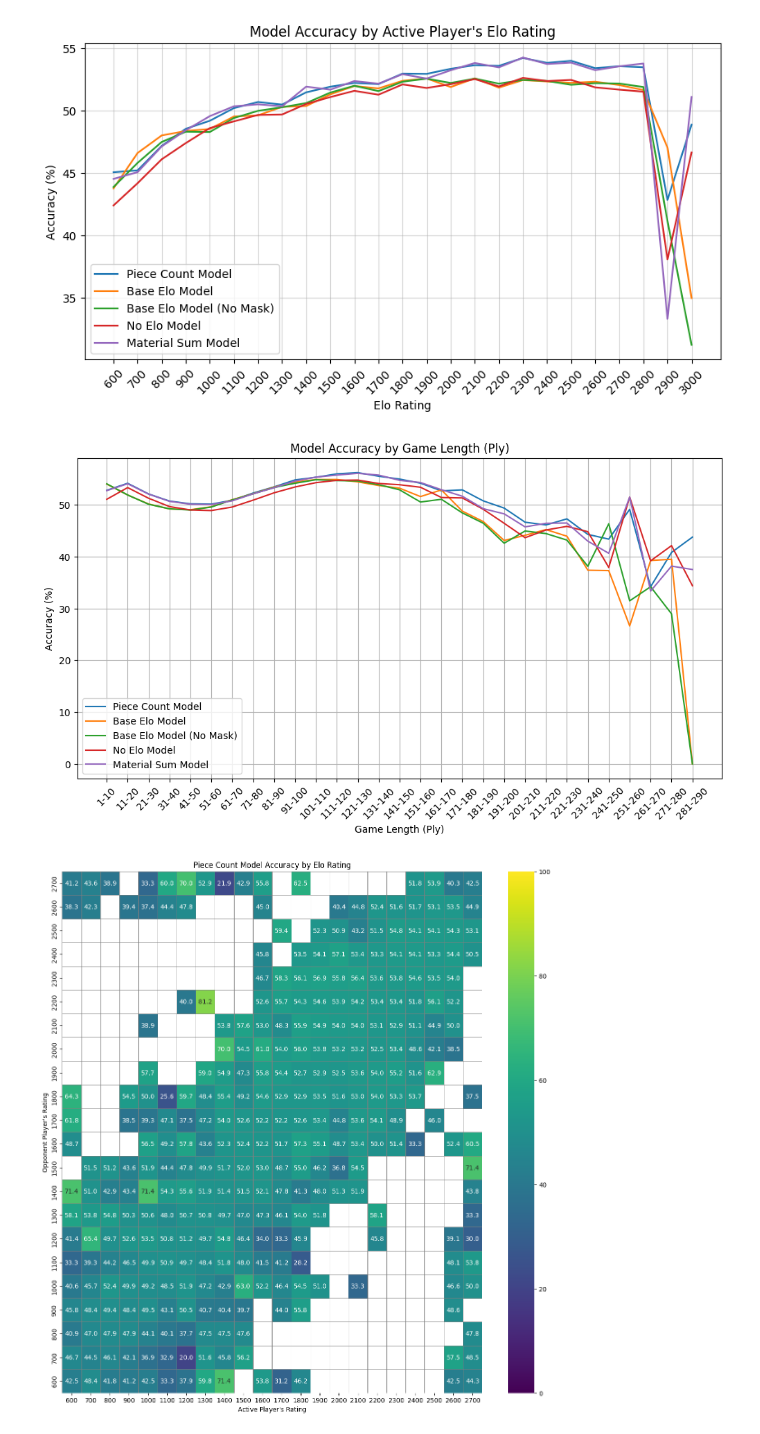
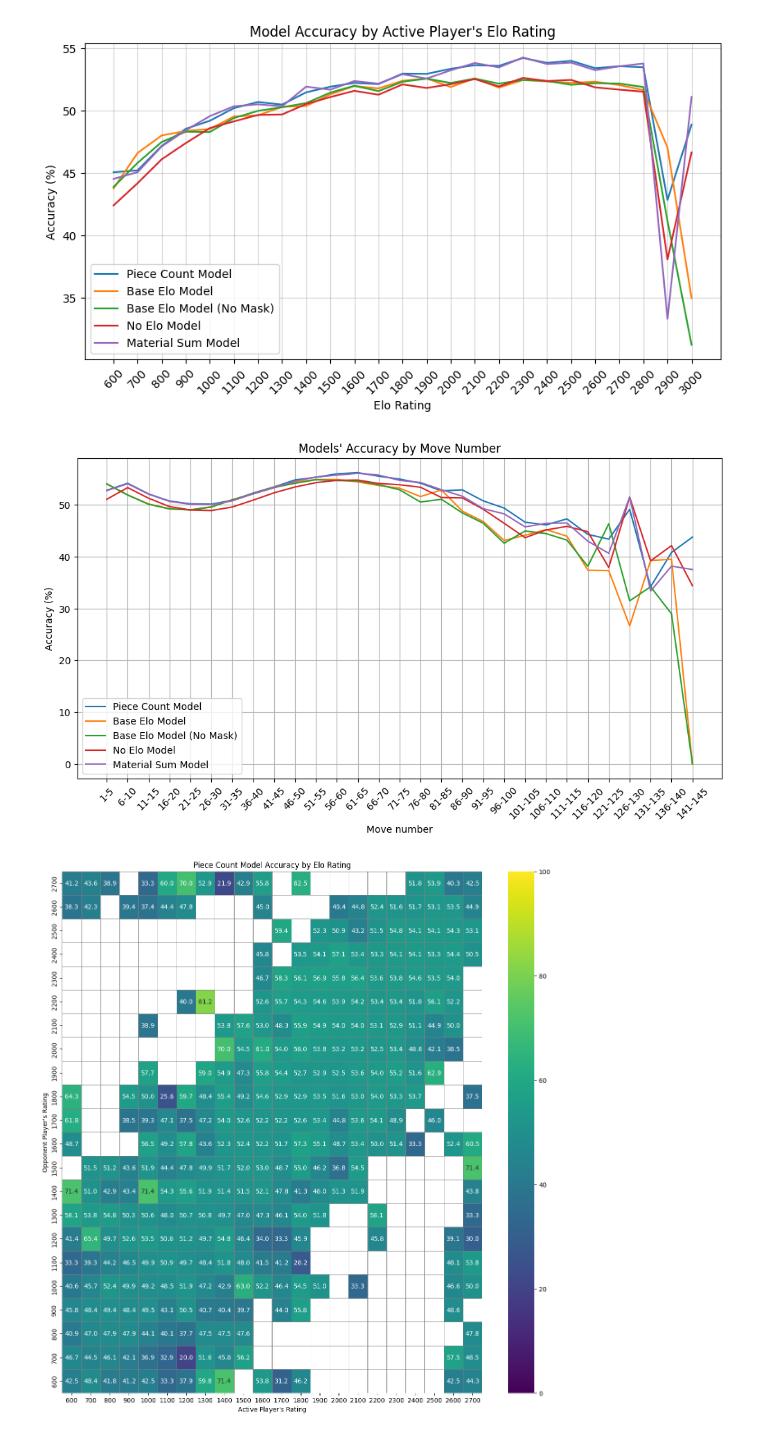
Before and after one commit to Kamil2601/nanoGPT-chess, a Jupyter notebook: experiments_plots.ipynb, the cells around one changed output. Cells and saved outputs as stored; diff of their text form; code cells hidden in the pictures.

Commit message:
Update plot: accuracy by move number

```diff
--- a/experiments_plots.ipynb
+++ b/experiments_plots.ipynb
@@ -124,29 +124,30 @@ plt.grid(alpha=0.5)
 # %%
 ply_values = range(1, 290, 10)
 
 piece_count_accuracy_ply = [piece_count_results.get(f"test_acc_ply_{ply}-{ply+9}", 0) * 100 for ply in ply_values]
 base_elo_accuracy_ply = [base_elo_results.get(f"test_acc_ply_{ply}-{ply+9}", 0) * 100 for ply in ply_values]
 base_elo_no_mask_accuracy_ply = [base_elo_no_mask_results.get(f"test_acc_ply_{ply}-{ply+9}", 0) * 100 for ply in ply_values]
 no_elo_accuracy = [no_elo_results.get(f"test_acc_ply_{ply}-{ply+9}", 0) * 100 for ply in ply_values]
 material_accuracy = [material_results.get(f"test_acc_ply_{ply}-{ply+9}", 0) * 100 for ply in ply_values]
 
-ply_values = [str(ply) + "-" + str(ply + 9) for ply in ply_values]
+move_numbers = range(1, 145, 5)
+move_numbers = [str(ply) + "-" + str(ply + 4) for ply in move_numbers]
 
 plt.figure(figsize=(12, 6))
 
-plt.plot(ply_values, piece_count_accuracy_ply, label='Piece Count Model')
-plt.plot(ply_values, base_elo_accuracy_ply, label='Base Elo Model')
-plt.plot(ply_values, base_elo_no_mask_accuracy_ply, label='Base Elo Model (No Mask)')
-plt.plot(ply_values, no_elo_accuracy, label='No Elo Model')
-plt.plot(ply_values, material_accuracy, label='Material Sum Model')
-plt.title("Model Accuracy by Game Length (Ply)")
-plt.xlabel("Game Length (Ply)")
+plt.plot(move_numbers, piece_count_accuracy_ply, label='Piece Count Model')
+plt.plot(move_numbers, base_elo_accuracy_ply, label='Base Elo Model')
+plt.plot(move_numbers, base_elo_no_mask_accuracy_ply, label='Base Elo Model (No Mask)')
+plt.plot(move_numbers, no_elo_accuracy, label='No Elo Model')
+plt.plot(move_numbers, material_accuracy, label='Material Sum Model')
+plt.title("Models' Accuracy by Move Number")
+plt.xlabel("Move number")
 plt.ylabel("Accuracy (%)")
 plt.legend()
-plt.xticks(ply_values, rotation=45)
+plt.xticks(move_numbers, rotation=45)
 plt.grid()
 # %% [output]
-[figure, old version]
+[figure, new version]
 # %%
 import re
 import seaborn as sns
```
Also changed, not shown: 1 other file.
